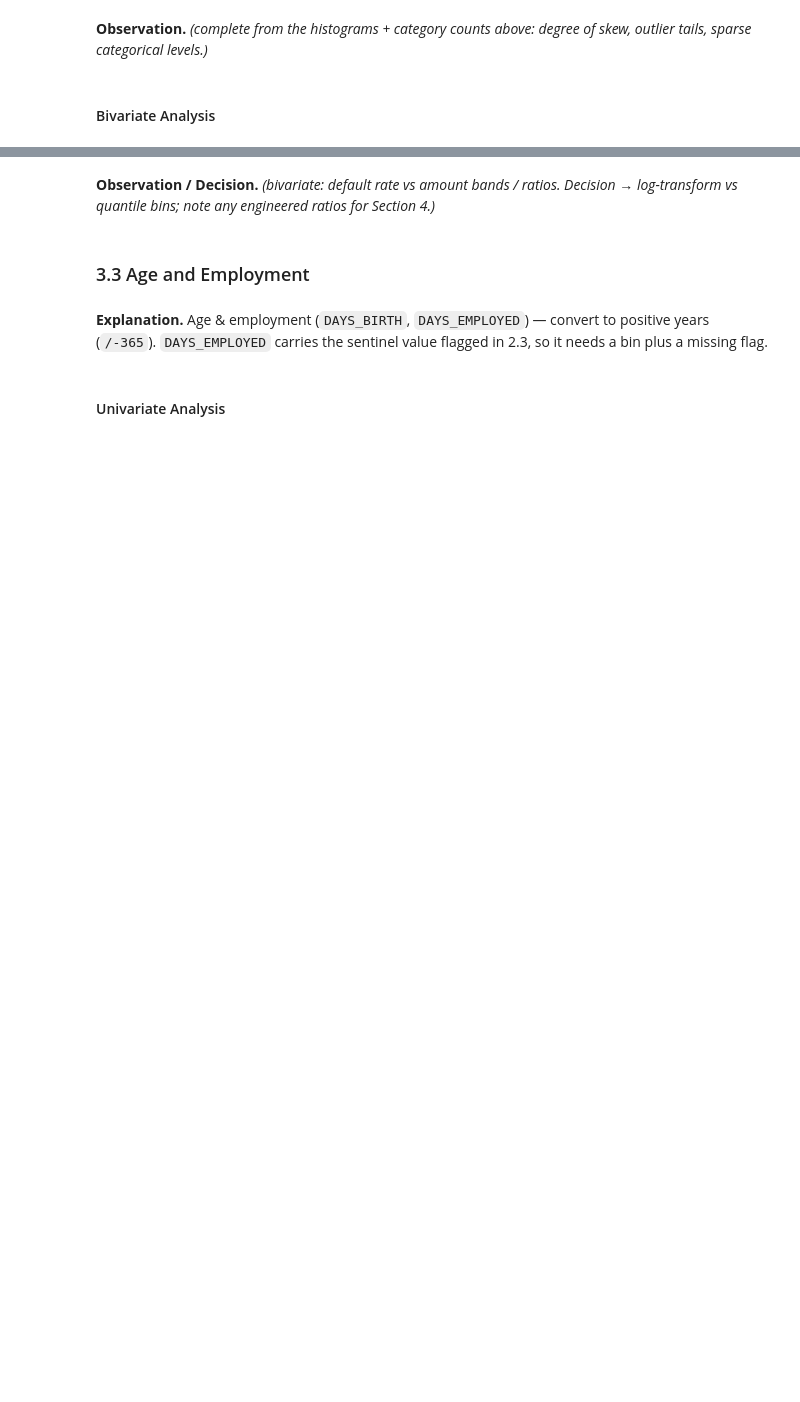
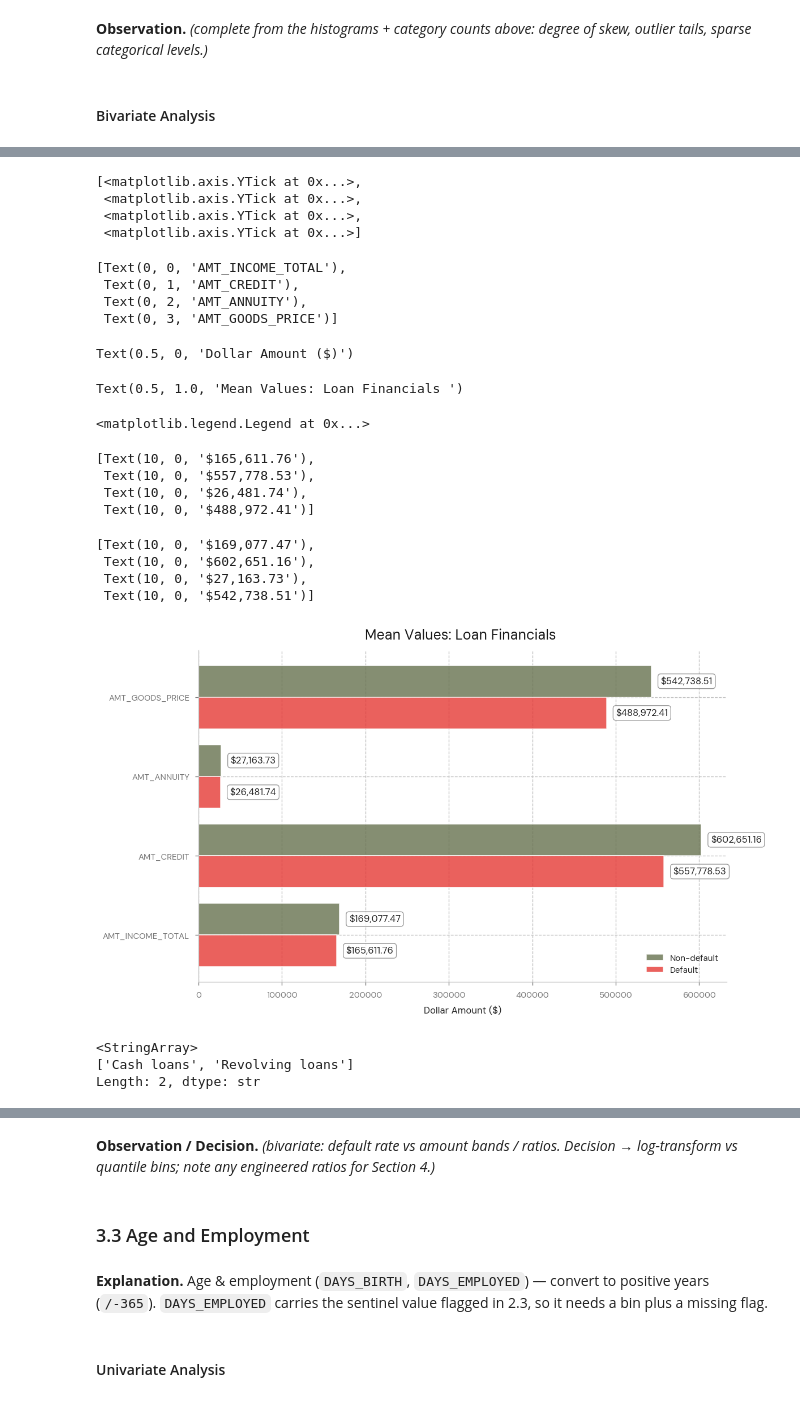
Before and after one commit to smallchuch/CreditRiskLearning, a Jupyter notebook: Projects/Flagship PD Model Project/01_Default_Rate_Driver_Scan_EDA/default_rate_driver_scan_notebook.ipynb, the cells around one changed output, grey strips where cells are left out. Drawn from its saved outputs; the diff is of its cells as text; code cells hidden in the pictures; blank space fills up the shorter version.

Commit message:
Finished Bivariate for Loan Financials - still need comments/observations

```diff
--- a/Projects/Flagship PD Model Project/01_Default_Rate_Driver_Scan_EDA/default_rate_driver_scan_notebook.ipynb
+++ b/Projects/Flagship PD Model Project/01_Default_Rate_Driver_Scan_EDA/default_rate_driver_scan_notebook.ipynb
@@ -1542,7 +1545,7 @@ for ax, c in zip(axes, cols_by_theme['external_scores']):
     for grp, label in [(n, 'Non-default'), (d, 'Default')]:
 
         x = np.sort(grp)
-        y = np.arange(1, len(x) + 1 / len(x))
+        y = np.arange(1, len(x) + 1 )/ len(x)
         ax.plot(x, y, label=label)
 
     stat, _ = ks_2samp(d, n)
@@ -1609,0 +1642,73 @@ plt.show()
+# %%
+cols = [c for c in cols_by_theme['loan_financials'] if c != 'NAME_CONTRACT_TYPE']
+
+defaulters = df[cols][df['TARGET'] == 1].mean()
+non_defaulters = df[cols][df['TARGET'] == 0].mean()
+
+means = pd.DataFrame({'Default': defaulters, 'Non-default': non_defaulters})
+
+x = np.arange(len(means))
+w = 0.4
+
+fig, ax = plt.subplots(figsize=(10,6))
+
+bars_2 = ax.barh(x + w/2, means['Non-default'], w, label='Non-default', edgecolor='white', color=C.tertiary, alpha=0.8)
+bars_1 = ax.barh(x - w/2, means['Default'],     w, label='Default', edgecolor='white', color=C.default, alpha=0.8)
+
+ax.set_yticks(x)
+ax.set_yticklabels(means.index, rotation=0)
+ax.set_xlabel('Dollar Amount ($)')
+ax.set_title('Mean Values: Loan Financials ')
+ax.legend()
+
+ax.bar_label(bars_1,
+             padding=10,
+             fmt='${:,.2f}',
+             bbox=dict(
+                 boxstyle='round',
+                 facecolor='white',
+                 edgecolor='grey',
+                 alpha = 0.8,
+                 linewidth=0.8
+             ))
+
+ax.bar_label(bars_2,
+             padding=10,
+             fmt='${:,.2f}',
+             bbox=dict(
+                 boxstyle='round',
+                 facecolor='white',
+                 edgecolor='grey',
+                 alpha = 0.8,
+                 linewidth=0.8
+             ))
+
+fig.tight_layout()
+plt.show()
+# %% [output]
+[<matplotlib.axis.YTick at 0x...>,
+ <matplotlib.axis.YTick at 0x...>,
+ <matplotlib.axis.YTick at 0x...>,
+ <matplotlib.axis.YTick at 0x...>]
+[Text(0, 0, 'AMT_INCOME_TOTAL'),
+ Text(0, 1, 'AMT_CREDIT'),
+ Text(0, 2, 'AMT_ANNUITY'),
+ Text(0, 3, 'AMT_GOODS_PRICE')]
+Text(0.5, 0, 'Dollar Amount ($)')
+Text(0.5, 1.0, 'Mean Values: Loan Financials ')
+<matplotlib.legend.Legend at 0x...>
+[Text(10, 0, '$165,611.76'),
+ Text(10, 0, '$557,778.53'),
+ Text(10, 0, '$26,481.74'),
+ Text(10, 0, '$488,972.41')]
+[Text(10, 0, '$169,077.47'),
+ Text(10, 0, '$602,651.16'),
+ Text(10, 0, '$27,163.73'),
+ Text(10, 0, '$542,738.51')]
+[figure, added]
+# %%
+df['NAME_CONTRACT_TYPE'].unique()
+# %% [output]
+<StringArray>
+['Cash loans', 'Revolving loans']
+Length: 2, dtype: str
```
Also changed, not shown: parts of 13 cells of this notebook.
